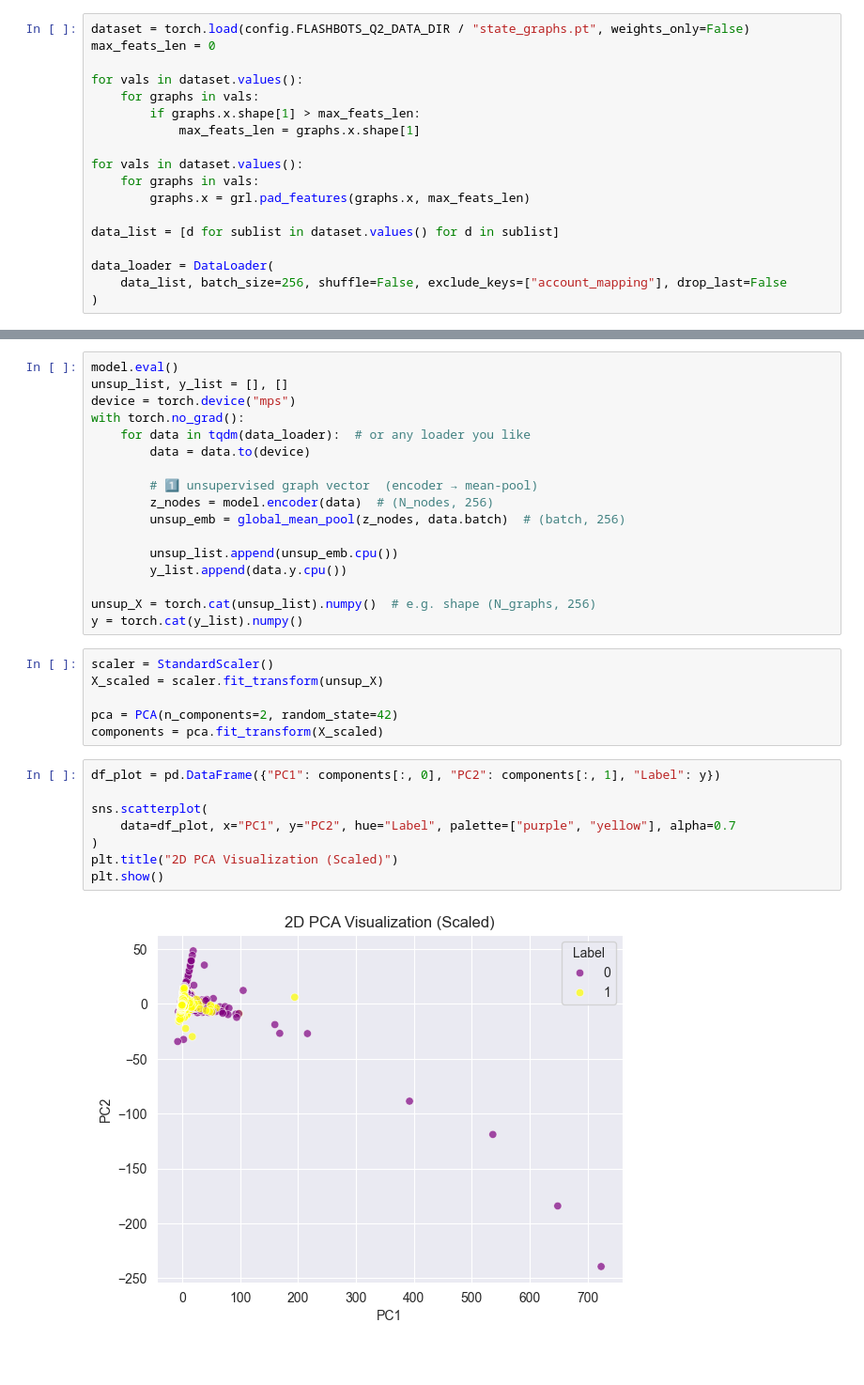
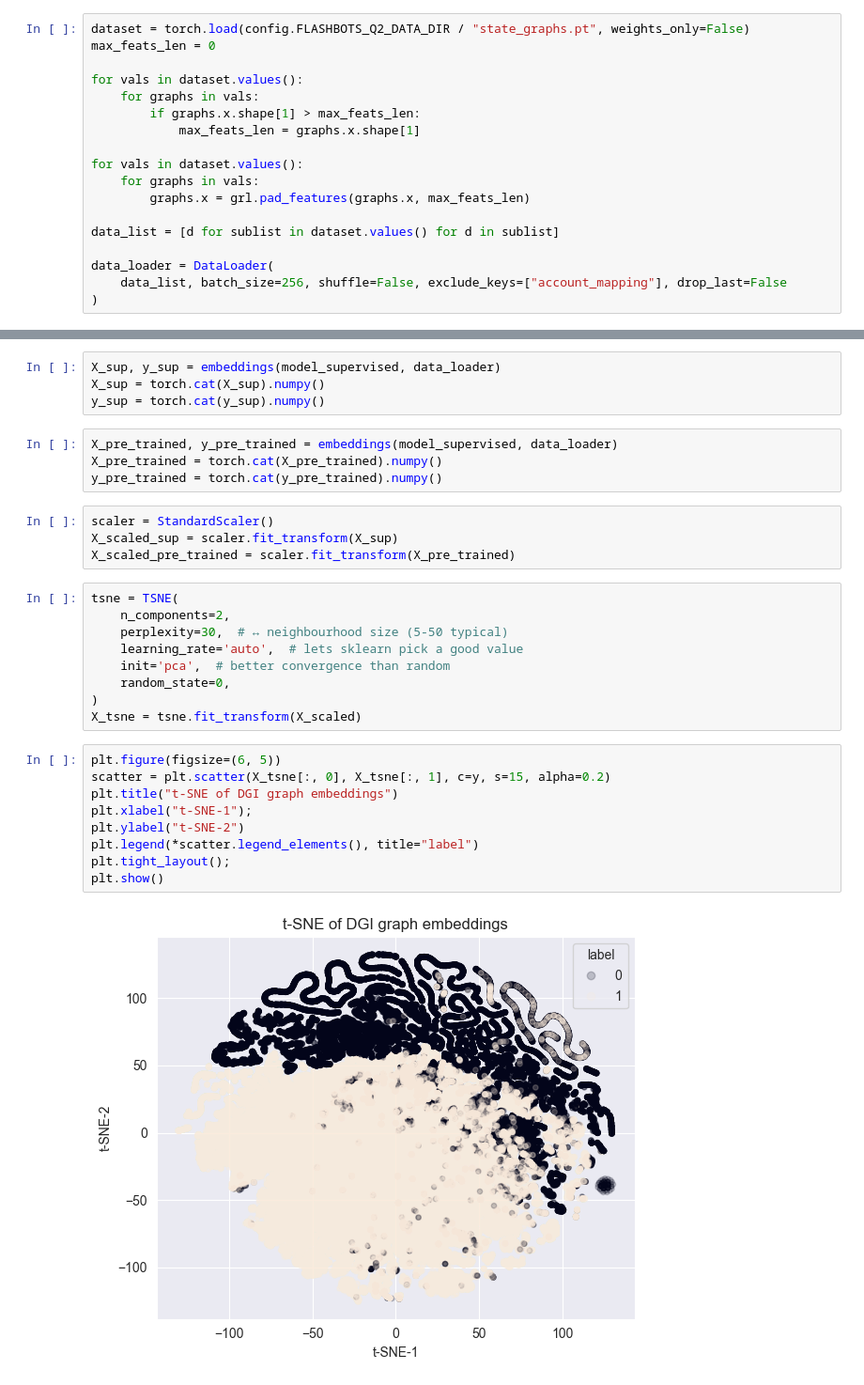
Before and after one commit to liamti5/Graph-Inverse-Reinforcement-Learning-for-MEV-Detection-on-Ethereum, a Jupyter notebook: notebooks/2.04-pca-dgi-embeddings.ipynb, the cells around one changed output, grey strips where cells are left out. Shown at 94% size. Saved outputs shown, nothing was run; the diff lists cells and outputs as text; blank space fills up the shorter version.

```diff
--- a/notebooks/2.04-pca-dgi-embeddings.ipynb
+++ b/notebooks/2.04-pca-dgi-embeddings.ipynb
@@ -40,33 +78,32 @@ model = mlflow.pytorch.load_model(model_uri)
 # %%
-model.eval()
-unsup_list, y_list = [], []
-device = torch.device("mps")
-with torch.no_grad():
-    for data in tqdm(data_loader):  # or any loader you like
-        data = data.to(device)
-
-        # 1️⃣ unsupervised graph vector  (encoder → mean-pool)
-        z_nodes = model.encoder(data)  # (N_nodes, 256)
-        unsup_emb = global_mean_pool(z_nodes, data.batch)  # (batch, 256)
-
-        unsup_list.append(unsup_emb.cpu())
-        y_list.append(data.y.cpu())
-
-unsup_X = torch.cat(unsup_list).numpy()  # e.g. shape (N_graphs, 256)
-y = torch.cat(y_list).numpy()
+X_sup, y_sup = embeddings(model_supervised, data_loader)
+X_sup = torch.cat(X_sup).numpy()
+y_sup = torch.cat(y_sup).numpy()
-# %%
-scaler = StandardScaler()
-X_scaled = scaler.fit_transform(unsup_X)
-
-pca = PCA(n_components=2, random_state=42)
-components = pca.fit_transform(X_scaled)
-# %%
-df_plot = pd.DataFrame({"PC1": components[:, 0], "PC2": components[:, 1], "Label": y})
-
-sns.scatterplot(
-    data=df_plot, x="PC1", y="PC2", hue="Label", palette=["purple", "yellow"], alpha=0.7
-)
-plt.title("2D PCA Visualization (Scaled)")
-plt.show()
-# %% [output]
-[figure, removed]
+# %%
+X_pre_trained, y_pre_trained = embeddings(model_supervised, data_loader)
+X_pre_trained = torch.cat(X_pre_trained).numpy()
+y_pre_trained = torch.cat(y_pre_trained).numpy()
+# %%
+scaler = StandardScaler()
+X_scaled_sup = scaler.fit_transform(X_sup)
+X_scaled_pre_trained = scaler.fit_transform(X_pre_trained)
+# %%
+tsne = TSNE(
+    n_components=2,
+    perplexity=30,  # ↔ neighbourhood size (5-50 typical)
+    learning_rate='auto',  # lets sklearn pick a good value
+    init='pca',  # better convergence than random
+    random_state=0,
+)
+X_tsne = tsne.fit_transform(X_scaled)
+# %%
+plt.figure(figsize=(6, 5))
+scatter = plt.scatter(X_tsne[:, 0], X_tsne[:, 1], c=y, s=15, alpha=0.2)
+plt.title("t-SNE of DGI graph embeddings")
+plt.xlabel("t-SNE-1");
+plt.ylabel("t-SNE-2")
+plt.legend(*scatter.legend_elements(), title="label")
+plt.tight_layout();
+plt.show()
+# %% [output]
+[figure, added]
```
Also changed, not shown: parts of 12 cells of this notebook.
